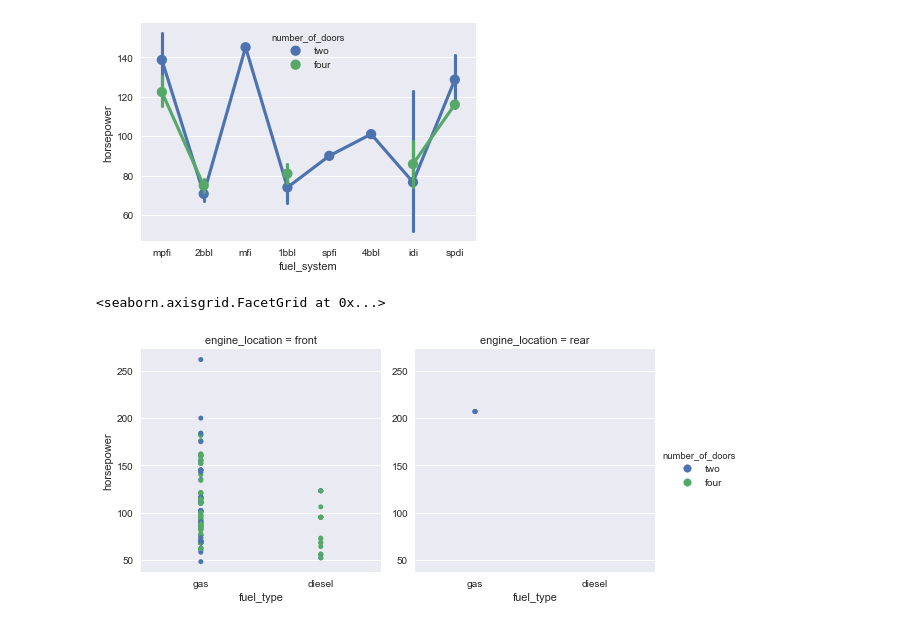
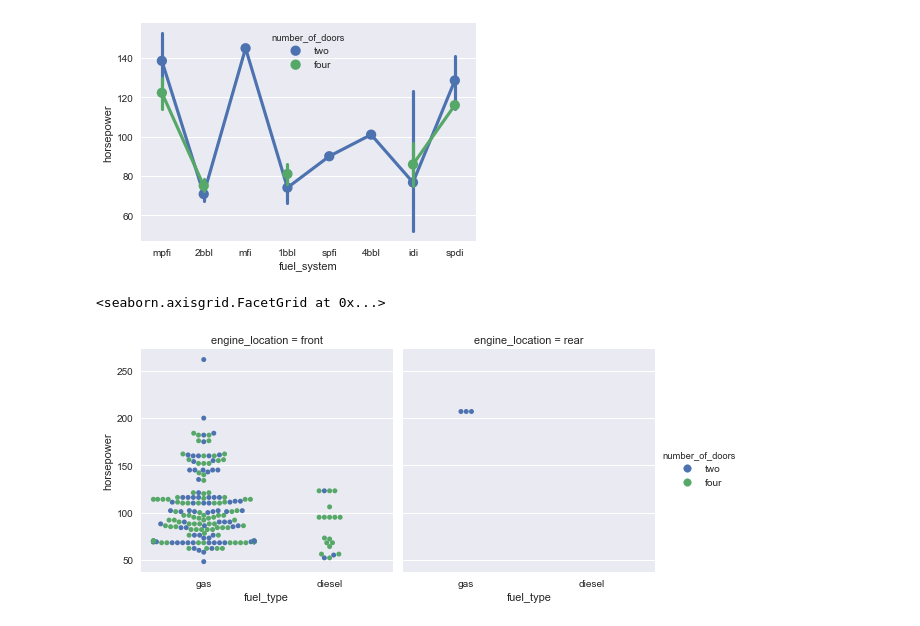
Before and after one commit to theakshaydas/PGP-AIML, a Jupyter notebook: CourseContent/03-Intro.to.Python.and.Basic.Statistics/Week2/Automobile case study.ipynb, the cells around one changed output. Cells and saved outputs as stored; diff of their text form; code cells hidden in the pictures.

```diff
--- a/CourseContent/03-Intro.to.Python.and.Basic.Statistics/Week2/Automobile case study.ipynb
+++ b/CourseContent/03-Intro.to.Python.and.Basic.Statistics/Week2/Automobile case study.ipynb
@@ -75,13 +79,13 @@ sns.pointplot(auto['fuel_system'], auto['horsepower'], hue=auto['number_of_doors
 [figure]
 # %%
 sns.factorplot(x="fuel_type",
-                y="horsepower",
+               y="horsepower",
+               data=auto,
                hue="number_of_doors",
                col="engine_location",
-               data=auto,
-               kind="strip")
+               kind='swarm')
 
 # Various types of kind input : {point, bar, count, box, violin, strip}
 # %% [output]
 <seaborn.axisgrid.FacetGrid at 0x...>
-[figure, old version]
+[figure, new version]
```
Also changed, not shown: parts of 11 cells of this notebook.
